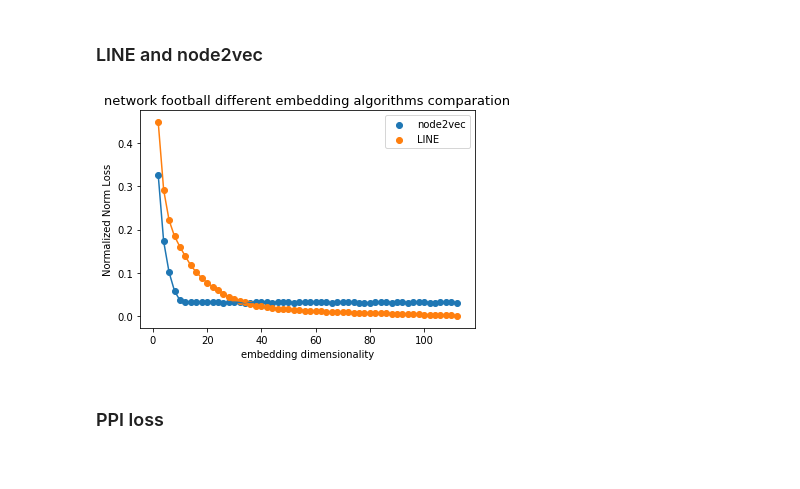
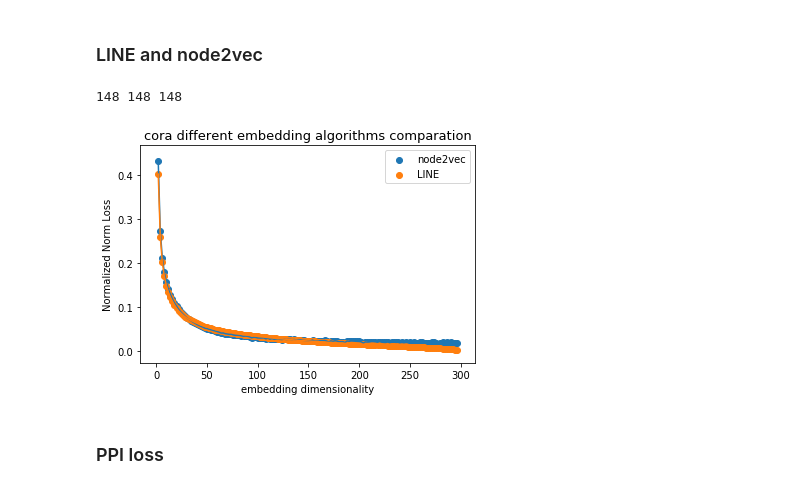
Before and after one commit to Villafly/dimensional_plot, a Jupyter notebook: paper_plot.ipynb, the cells around one changed output. Saved outputs shown, nothing was run; the diff lists cells and outputs as text; code cells hidden in the pictures.

```diff
--- a/paper_plot.ipynb
+++ b/paper_plot.ipynb
@@ -183,0 +211,28 @@ variance_plot(dims,variance,graph)
+# %%
+# optimal networks = ['cora','football']
+
+sub_dir = 'variance'
+dims = range(4,16,1)
+f1 = open('./meta_data/{}/{}_variance_base2.pkl'.format(sub_dir,graph),'rb')
+variance = pickle.load(f1)
+f1.close()
+
+def variance_plot(dims,variance,graph):
+   fig, ax1 = plt.subplots()
+   ax1.scatter(dims,variance)
+   ax1.plot(dims,variance)
+   #ax1.legend()
+#    ax1.set_xscale('log', basex=2)
+
+   ax1.set_ylabel('embedding coherence',fontsize = fontSize)
+   ax1.set_xlabel('embedding dimensions',fontsize = fontSize)
+#    plt.title('{} variance'.format(graph),fontsize = 13)
+   plt.savefig('./meta_data/{}/{}_variance_base2 .eps'.format(sub_dir,graph),format='eps',dpi=5000)
+   plt.show()
+# dims = [dims[i]  for i in range(len(dims)) if divmod(i,2)[1] == 0]
+# variance = [variance[i]  for i in range(len(variance)) if divmod(i,2)[1] == 0]
+#dims = dims[indexs]
+#variance = variance[indexs]
+# dims = dims[1:]
+# variance = variance[1:]
+variance_plot(dims,variance,graph)
@@ -185,34 +242,36 @@ variance_plot(dims,variance,graph)
 ### LINE and node2vec
 # %%
 # optimal networks = ['citeseer','football']
-graph = 'football'
+graph = 'cora'
 sub_dir = 'line'
 f1 = open('./meta_data/{}/{}_dim_compare'.format(sub_dir,graph),'rb')
 dims = pickle.load(f1)
 f1.close()
 f1 = open('./meta_data/{}/{}_line_compare'.format(sub_dir,graph),'rb')
 line_norms = pickle.load(f1)
 f1.close()
 f1 = open('./meta_data/{}/{}_node2vec_compare'.format(sub_dir,graph),'rb')
 node2vec_norms = pickle.load(f1)
 f1.close()
-#dims = dims[:-1]
+print (len(line_norms),len(node2vec_norms),len(dims))
+# dims = dims[:-1]
 
 def compare_method_plot(dims,node2vec_norm,line_norm,node):
    fig, ax = plt.subplots()
    ax.scatter(dims,node2vec_norms,label='node2vec')
    ax.plot(dims,node2vec_norms)
    ax.scatter(dims,line_norms,label='LINE')
    ax.plot(dims,line_norms)
    ax.legend()
    ax.set_ylabel('Normalized Norm Loss',fontsize = 10)
    ax.set_xlabel('embedding dimensionality',fontsize = 10)
-   plt.title('network {} different embedding algorithms comparation'.format(node),fontsize = 13)
+   plt.title('{} different embedding algorithms comparation'.format(node),fontsize = 13)
    plt.savefig('./meta_data/{}/compare different embedding methods:{}.eps'.format(sub_dir,node),format='eps',dpi=4000)
    plt.show()
 
 compare_method_plot(dims,node2vec_norms,line_norms,graph)
 # %% [output]
+148 148 148
-[figure, old version]
+[figure, new version]
 # %% [markdown]
 ### PPI loss
```
Also changed, not shown: parts of 8 cells of this notebook.
